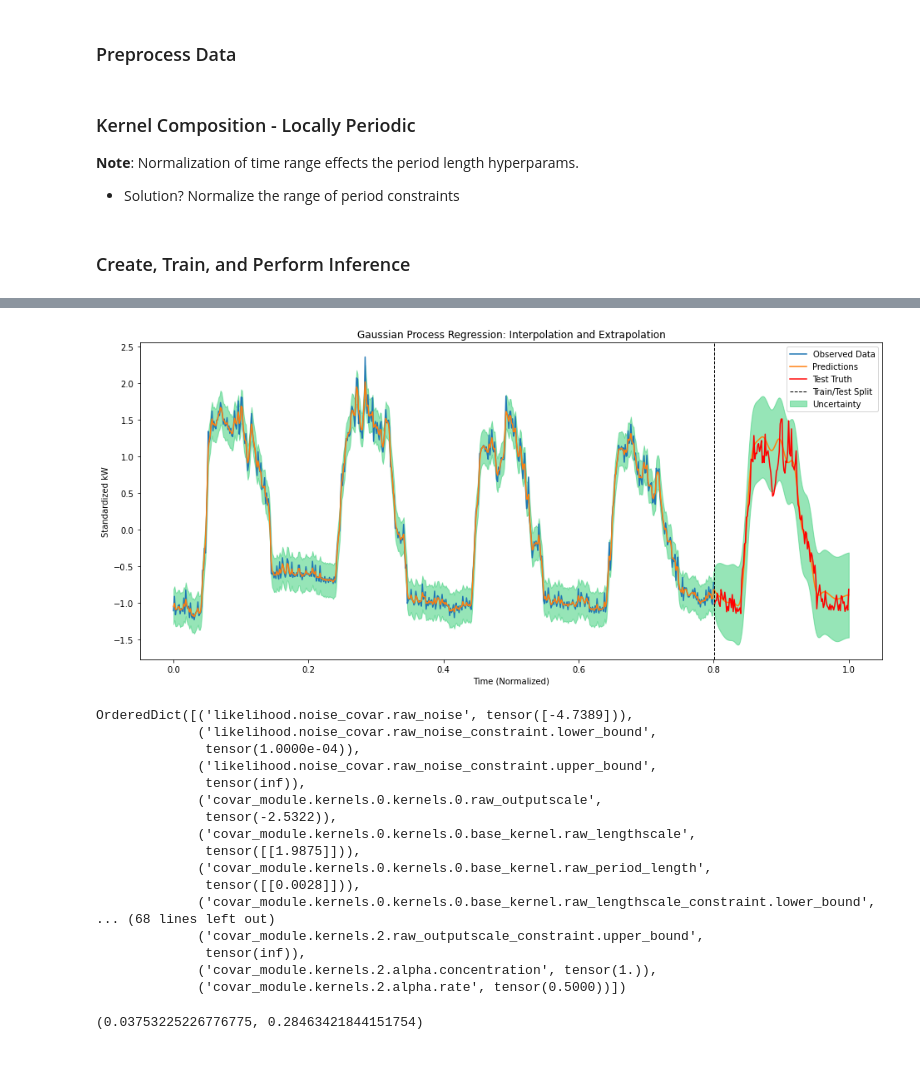
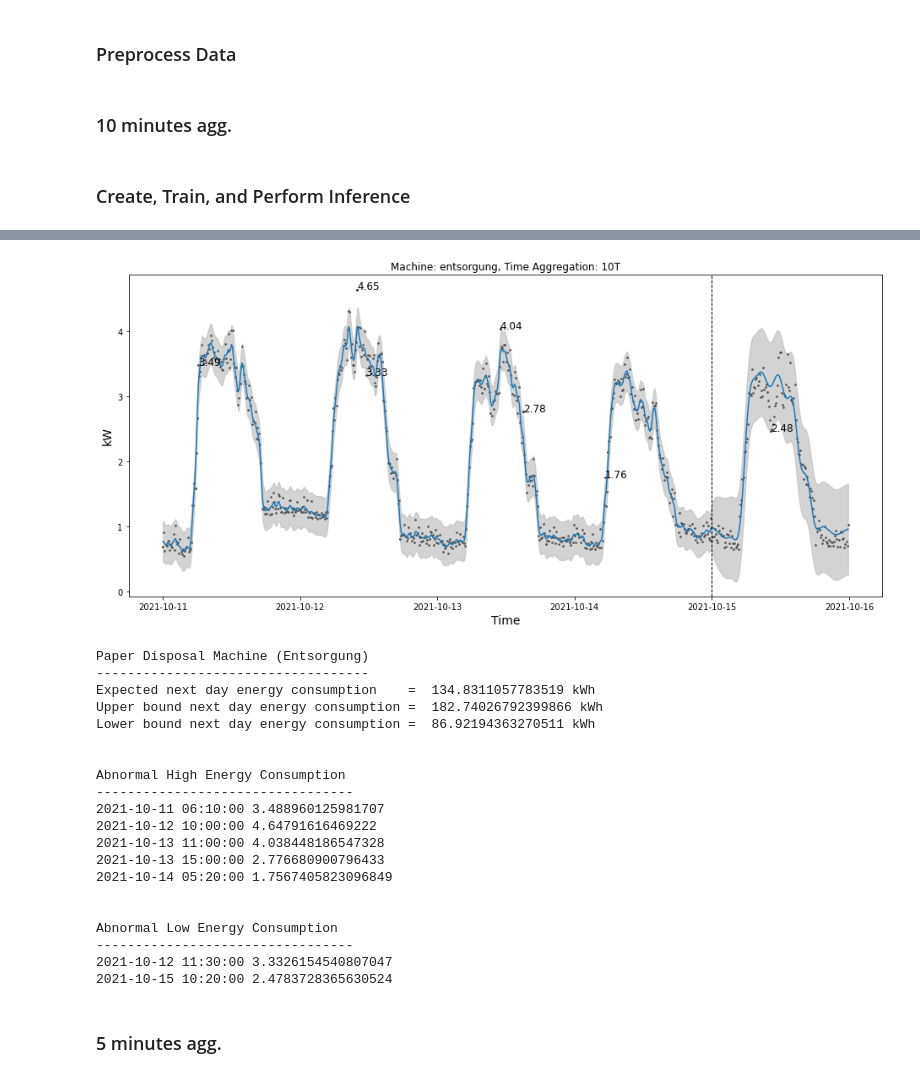
Before and after one commit to GStechschulte/energy-efficiency, a Jupyter notebook: gp_validation/gp_entsorgung.ipynb, the cells around one changed output, grey strips where cells are left out. Cells and saved outputs as stored; diff of their text form; code cells hidden in the pictures.

```diff
--- a/gp_validation/gp_entsorgung.ipynb
+++ b/gp_validation/gp_entsorgung.ipynb
@@ -10,18 +10,15 @@ import gpytorch
 ### Preprocess Data
 # %%
 X_train, y_train, X_test, y_test, n_train = data_preprocessing.gp_preprocess(
-    table='entsorgung_10T',
+    machine='entsorgung_10T',
     freq=10,
     normalize_time=True
     )
-# %% [markdown]
-### Kernel Composition - Locally Periodic
-
-**Note**: Normalization of time range effects the period length hyperparams.
- - Solution? Normalize the range of period constraints
+# %% [markdown]
+### 10 minutes agg.
 # %%
 ## Locally Periodic Kernel ##
-period_constraint_short = gpytorch.constraints.Interval(0.05, 0.15) ## short term
+period_constraint_short = gpytorch.constraints.Interval(0.08, 0.11) ## short term
 
 seasonal_periodic_short = gpytorch.kernels.ScaleKernel(
     gpytorch.kernels.PeriodicKernel(
@@ -35,7 +32,7 @@ seasonal_rbf_short = gpytorch.kernels.ScaleKernel(
 
 locally_short_periodic = seasonal_periodic_short * seasonal_rbf_short
 
-period_constraint_long = gpytorch.constraints.Interval(0.15, 0.25) ## long term
+period_constraint_long = gpytorch.constraints.Interval(0.18, 0.21) ## long term
 
 seasonal_periodic_long = gpytorch.kernels.ScaleKernel(
     gpytorch.kernels.PeriodicKernel(
@@ -58,20 +55,27 @@ local_variation = gpytorch.kernels.ScaleKernel(
 
 local_variation.alpha = local_variation_alpha
 
+local_variation_2 = gpytorch.kernels.ScaleKernel(
+    gpytorch.kernels.RBFKernel()
+    )
 
-covar_module = locally_short_periodic + locally_long_periodic + local_variation
+
+
+covar_module = locally_short_periodic + locally_long_periodic + local_variation #+ local_variation_2
 # %% [markdown]
 ### Create, Train, and Perform Inference
 # %%
-model, likelihood, mse, mape = create_train_inference_gp(
+model, likelihood, mse, mape, perf_dev_upper = create_train_inference_gp(
     kernel_gen=covar_module,
     train_x=X_train,
     train_y=y_train,
     test_x=X_test,
     test_y=y_test,
     n_train=n_train,
+    training_iter=50,
+    lr=0.1,
     time_agg='10T',
     machine='entsorgung',
-    update_score=True
+    update_score=False
 )
 # %% [output]
@@ -95 +99,21 @@ Iter 100 , Loss = -0.38065537712873915 , Noise = 0.008810622617602348
-[figure, old version]
+[figure, new version]
+Paper Disposal Machine (Entsorgung)
+-----------------------------------
+Expected next day energy consumption    =  134.8311057783519 kWh
+Upper bound next day energy consumption =  182.74026792399866 kWh
+Lower bound next day energy consumption =  86.92194363270511 kWh
+
+
+Abnormal High Energy Consumption
+---------------------------------
+2021-10-11 06:10:00 3.488960125981707
+2021-10-12 10:00:00 4.64791616469222
+2021-10-13 11:00:00 4.038448186547328
+2021-10-13 15:00:00 2.776680900796433
+2021-10-14 05:20:00 1.7567405823096849
+
+
+Abnormal Low Energy Consumption
+---------------------------------
+2021-10-12 11:30:00 3.3326154540807047
+2021-10-15 10:20:00 2.4783728365630524
@@ -96,24 +123,6 @@ Iter 100 , Loss = -0.38065537712873915 , Noise = 0.008810622617602348
 # %%
 model.state_dict()
-# %% [output]
-OrderedDict([('likelihood.noise_covar.raw_noise', tensor([-4.7389])),
-             ('likelihood.noise_covar.raw_noise_constraint.lower_bound',
-              tensor(1.0000e-04)),
-             ('likelihood.noise_covar.raw_noise_constraint.upper_bound',
-              tensor(inf)),
-             ('covar_module.kernels.0.kernels.0.raw_outputscale',
-              tensor(-2.5322)),
-             ('covar_module.kernels.0.kernels.0.base_kernel.raw_lengthscale',
-              tensor([[1.9875]])),
-             ('covar_module.kernels.0.kernels.0.base_kernel.raw_period_length',
-              tensor([[0.0028]])),
-             ('covar_module.kernels.0.kernels.0.base_kernel.raw_lengthscale_constraint.lower_bound',
-... (68 lines left out)
-             ('covar_module.kernels.2.raw_outputscale_constraint.upper_bound',
-              tensor(inf)),
-             ('covar_module.kernels.2.alpha.concentration', tensor(1.)),
-             ('covar_module.kernels.2.alpha.rate', tensor(0.5000))])
 # %%
 mse, mape
-# %% [output]
-(0.03753225226776775, 0.28463421844151754)
+# %% [markdown]
+### 5 minutes agg.
```
Also changed, not shown: parts of 6 cells of this notebook, 7 other files.
